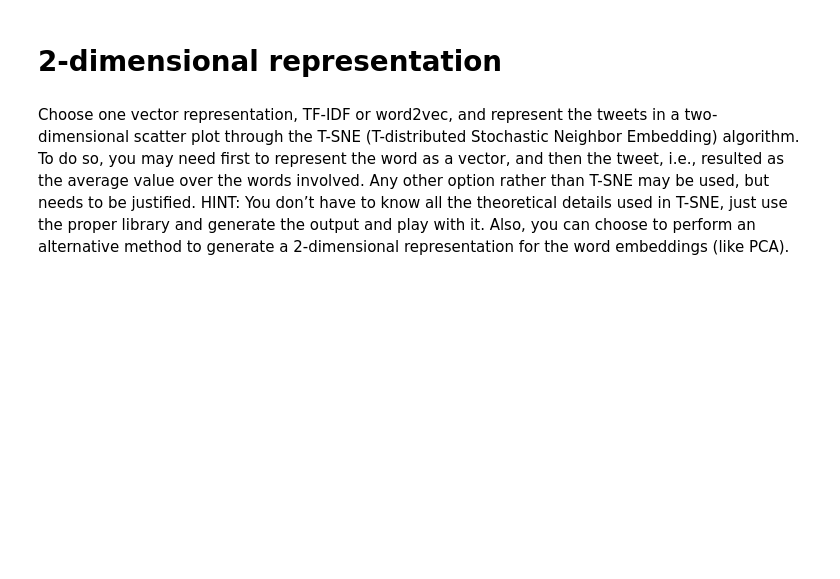
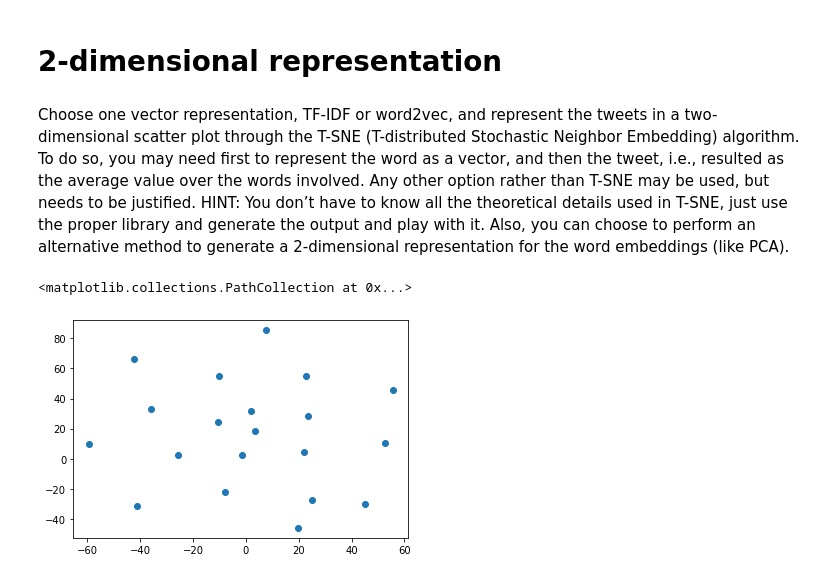
Before and after one commit to N4s4r/IRWA-2022-u172938-u173480-u176347, a Jupyter notebook: indexing_and_evaluation.ipynb, the cells around one changed output. Saved outputs shown, nothing was run; the diff lists cells and outputs as text; code cells hidden in the pictures; blank space fills up the shorter version.

Commit message:
Evaluation and 2-dimensional representation

```diff
--- a/indexing_and_evaluation.ipynb
+++ b/indexing_and_evaluation.ipynb
@@ -360,3 +368,7 @@ def evaluate_system(avg_p_1, avg_p_2, avg_p_3, rr_1, rr_2, rr_3):
 
     mrr=(rr_1+rr_2+rr_3)/3
     print("Mean Reciprocal Rank (MRR):", mrr)
+# %%
+tf_idf_Q1 = {k: tf_idf[k] for k in set(evaluation_q1.doc)}
+tf_idf_Q2 = {k: tf_idf[k] for k in set(evaluation_q2.doc)}
+tf_idf_Q3 = {k: tf_idf[k] for k in set(evaluation_q3.doc)}
@@ -372,9 +422,17 @@ HINT: You don’t have to know all the theoretical details used in T-SNE, just u
 proper library and generate the output and play with it.
 Also, you can choose to perform an alternative method to generate a 2-dimensional
 representation for the word embeddings (like PCA).
+# %%
+vectors = pd.DataFrame.from_dict(tf_idf_Q1)
+# %%
+vectors.fillna(0, inplace=True)
 # %%
-X = np.array([[0, 0, 0], [0, 1, 1], [1, 0, 1], [1, 1, 1]])
+X = np.array([list(vectors[t]) for t in tf_idf_Q1.keys()], dtype=object)
+
 X_embedded = TSNE(n_components=2, learning_rate='auto', init='random', perplexity=3).fit_transform(X)
 x_ = [p[0] for p in X_embedded]
 y_ = [p[1] for p in X_embedded]
 matplotlib.pyplot.scatter(x_, y_)
+# %% [output]
+<matplotlib.collections.PathCollection at 0x...>
+[figure, added]
```
Also changed, not shown: parts of 17 cells of this notebook.
